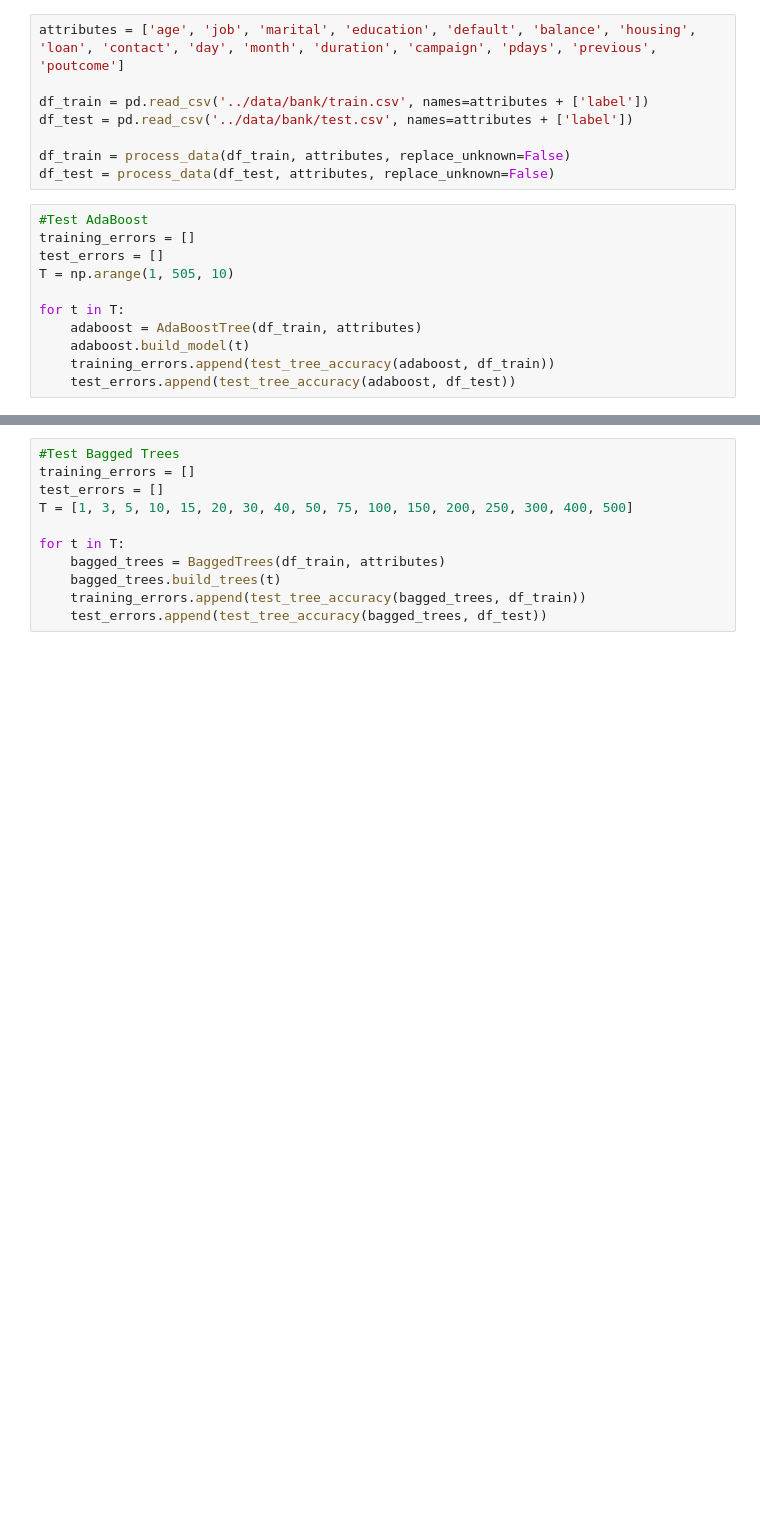
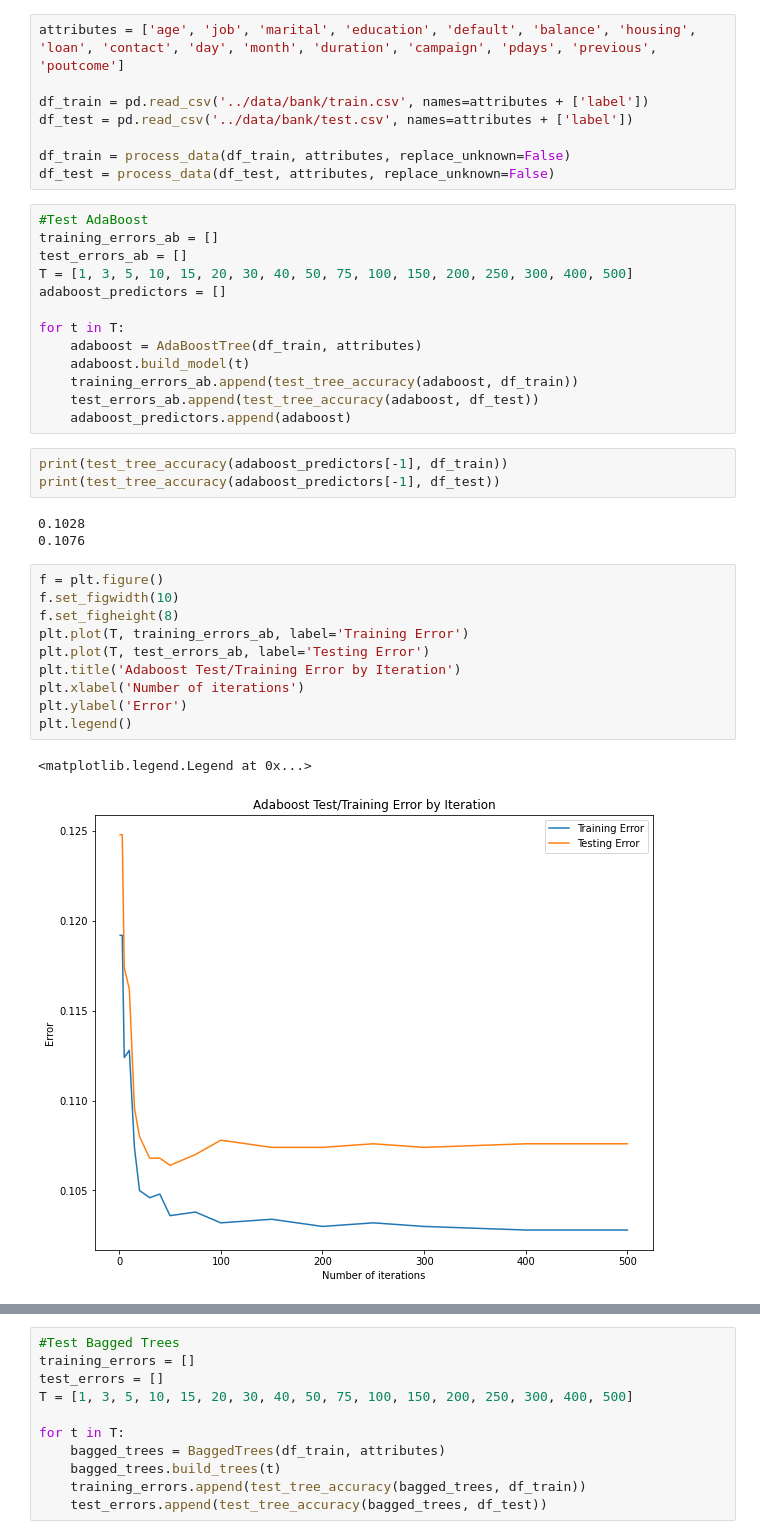
Before and after one commit to gabekudirka/CS6350-Machine-Learning, a Jupyter notebook: Ensemble Learning/ensemble_testing.ipynb, the cells around one changed output, grey strips where cells are left out. Cells and saved outputs as stored; diff of their text form; blank space fills up the shorter version.

```diff
--- a/Ensemble Learning/ensemble_testing.ipynb
+++ b/Ensemble Learning/ensemble_testing.ipynb
@@ -53,12 +54,33 @@ df_train = process_data(df_train, attributes, replace_unknown=False)
 df_test = process_data(df_test, attributes, replace_unknown=False)
 # %%
 #Test AdaBoost
-training_errors = []
-test_errors = []
-T = np.arange(1, 505, 10)
+training_errors_ab = []
+test_errors_ab = []
+T = [1, 3, 5, 10, 15, 20, 30, 40, 50, 75, 100, 150, 200, 250, 300, 400, 500]
+adaboost_predictors = []
 
 for t in T:
     adaboost = AdaBoostTree(df_train, attributes)
     adaboost.build_model(t)
-    training_errors.append(test_tree_accuracy(adaboost, df_train))
-    test_errors.append(test_tree_accuracy(adaboost, df_test))
+    training_errors_ab.append(test_tree_accuracy(adaboost, df_train))
+    test_errors_ab.append(test_tree_accuracy(adaboost, df_test))
+    adaboost_predictors.append(adaboost)
+# %%
+print(test_tree_accuracy(adaboost_predictors[-1], df_train))
+print(test_tree_accuracy(adaboost_predictors[-1], df_test))
+# %% [output]
+0.1028
+0.1076
+# %%
+f = plt.figure()
+f.set_figwidth(10)
+f.set_figheight(8)
+plt.plot(T, training_errors_ab, label='Training Error')
+plt.plot(T, test_errors_ab, label='Testing Error')
+plt.title('Adaboost Test/Training Error by Iteration')
+plt.xlabel('Number of iterations')
+plt.ylabel('Error')
+plt.legend()
+# %% [output]
+<matplotlib.legend.Legend at 0x...>
+[figure, added]
```
Also changed, not shown: parts of 13 cells of this notebook, 11 other files.
